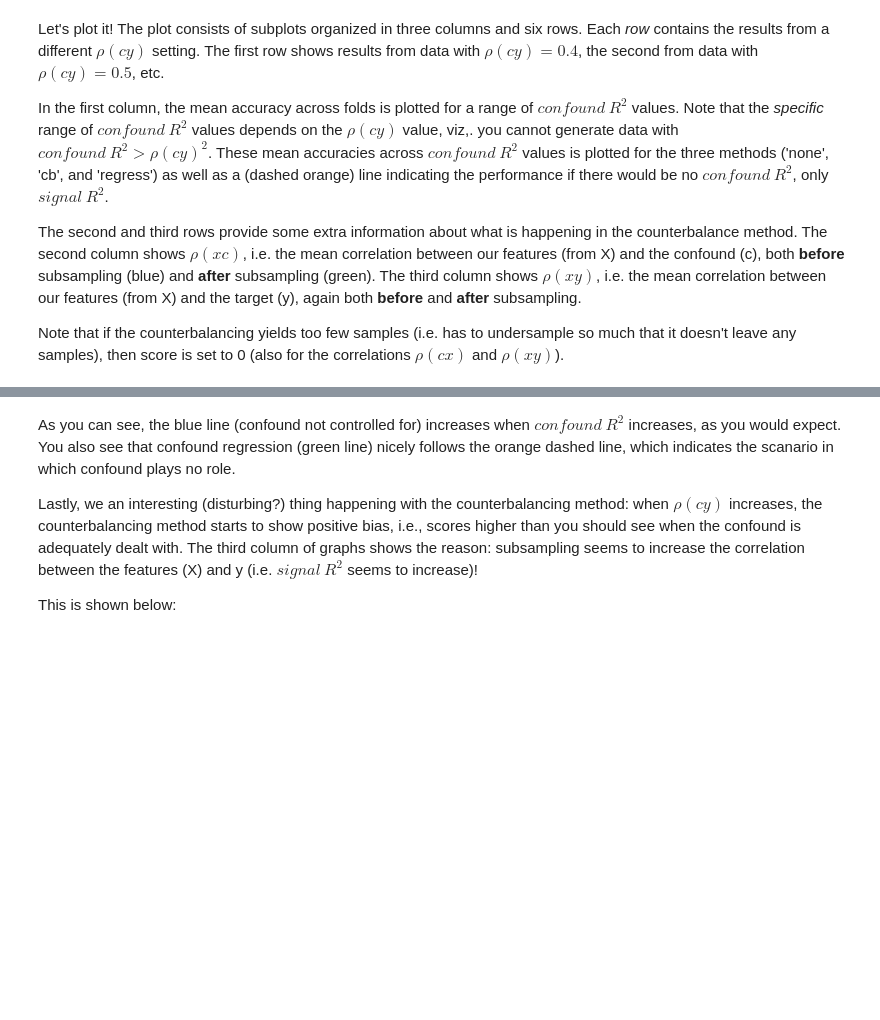
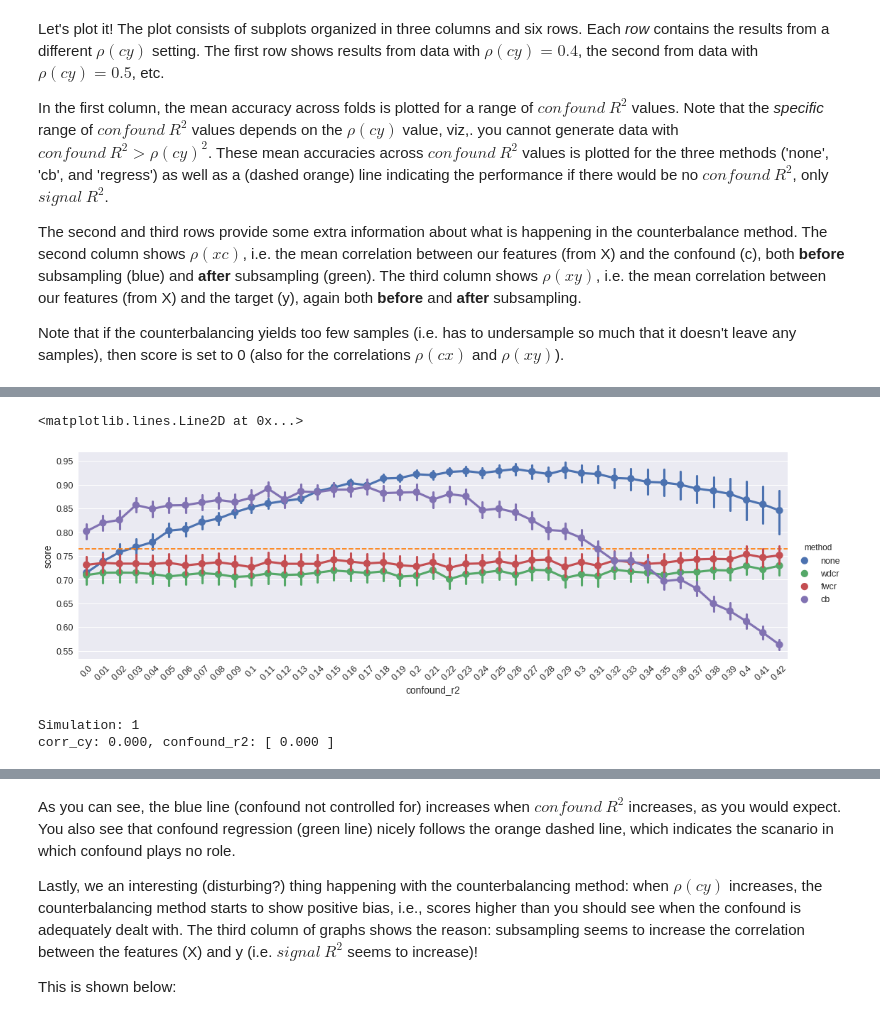
Before and after one commit to lukassnoek/MVCA, a Jupyter notebook: analyses/simulation_confound_strategies.ipynb, the cells around one changed output, grey strips where cells are left out. Cells and saved outputs as stored; diff of their text form; code cells hidden in the pictures; blank space fills up the shorter version.

```diff
--- a/analyses/simulation_confound_strategies.ipynb
+++ b/analyses/simulation_confound_strategies.ipynb
@@ -1298,0 +1172,66 @@ fig.tight_layout()
+# %%
+#this_df = df_sce1[(df_sce1.corr_cy == 0.65) & ((df_sce1.method == 'cb') + (df_sce1.method =='none'))]
+sns.factorplot(data=df_sce1[df_sce1.corr_cy == 0.65], y='score', x='confound_r2', hue='method', size=5, aspect=3)
+plt.xticks(rotation=45)
+plt.axhline(baseline_scores.mean(axis=0)[13], ls='--', c='tab:orange')
+# %% [output]
+<matplotlib.lines.Line2D at 0x...>
+[figure, added]
+# %%
+# We do it three times for robustness
+import warnings
+from sklearn.exceptions import UndefinedMetricWarning
+warnings.filterwarnings("ignore", category=UndefinedMetricWarning)
+
+simulations = 1
+
+# Specify arguments for data generations (we'll set corr_cy and confound_r2 later)
+data_args = dict(n_samp=240, k_feat=100, c_type='categorical', corr_cy=None,
+                 signal_r2=0.01, confound_r2=None, verbose=False)
+
+# The values for corr_cy to loop over
+corr_cy_vec = [0.0001, 0.05, 0.1, 0.15, 0.20, 0.25, 0.3, 0.35, 0.4, 0.45, 0.5, 0.55, 0.6,
+               0.65, 0.7, 0.75, 0.8, 0.85]
+
+# The confound_r2 values to loop over
+confound_r2_vecs = [np.arange(0, corr_cy ** 2, 0.01)
+                    for corr_cy in corr_cy_vec]
+
+# The 'baseline scores' to keep track of (scores on data generated without
+# any influence of the confound)
+baseline_scores2 = np.zeros((simulations, len(corr_cy_vec)))
+
+results_sce2 = []
+results_corr_sce2 = []
+
+# Loop over simulations
+for sim in np.arange(simulations):
+
+    print("Simulation: %i" % (sim + 1))
+
+    # Loop over values for corr_cy
+    for i, corr_cy in enumerate(corr_cy_vec):
+        data_args.update(corr_cy=corr_cy)
+        data_args.update(confound_r2=None)
+        Xbase, ybase = generate_data(**data_args)
+        baseline_scores2[sim, i] = cross_val_score(pipeline, Xbase, ybase, cv=n_splits).mean()
+
+        confound_r2_vec = confound_r2_vecs[i]
+        print("corr_cy: %.3f, confound_r2: [ " % corr_cy, end='')
+
+        # Loop over values for confound_r2
+        for ii, confound_r2 in enumerate(confound_r2_vec):
+            print('%.3f' % confound_r2 + ' ', end='')
+            data_args.update(confound_r2=confound_r2)
+            X, y, c = generate_data(**data_args)
+            results_sce2.append(run_without_confound_control(X, y, c, pipeline, n_splits, data_args))
+            results_sce2.append(run_with_wholedataset_confound_regression(X, y, c, pipeline, n_splits, data_args))
+            results_sce2.append(run_with_foldwise_confound_regression(X, y, c, pipeline, n_splits, data_args))
+            res, corrs = run_with_counterbalancing(X, y, c, pipeline, n_splits, c_type='categorical',
+                                                   arg_dict=data_args)
+            results_corr_sce2.append(corrs)
+            results_sce2.append(res)
+        print(']')
+# %% [output]
+Simulation: 1
+corr_cy: 0.000, confound_r2: [ 0.000 ]
```
Also changed, not shown: parts of 47 cells of this notebook, 2 other files.
